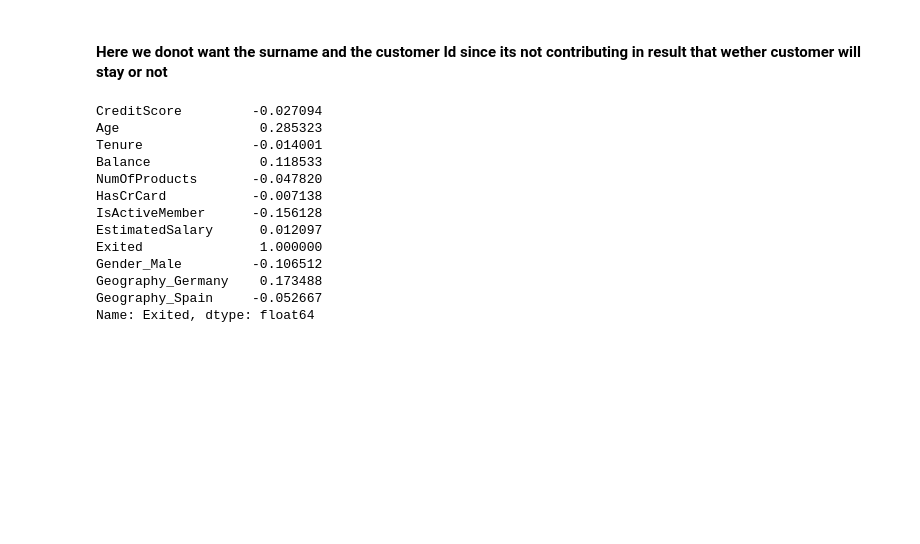
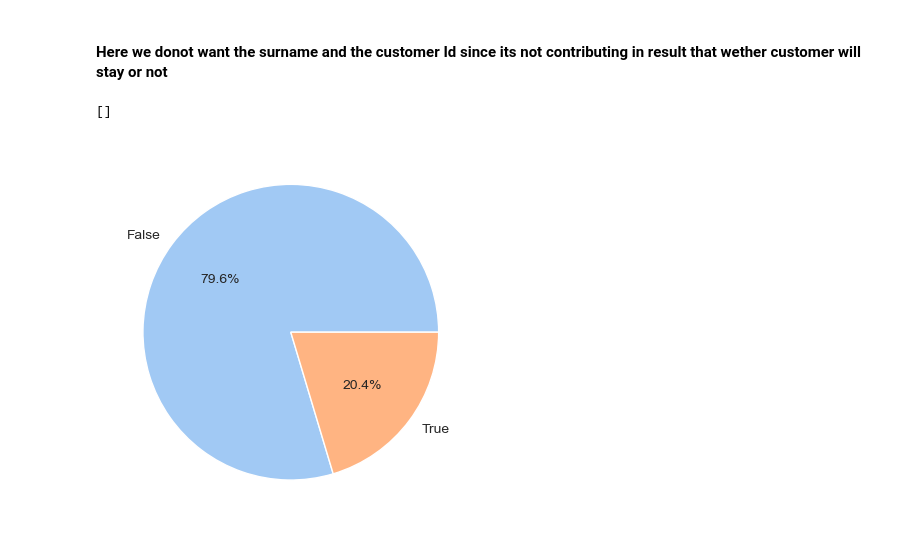
Before and after one commit to shabdpathak-935/CODSOFT, a Jupyter notebook: Customer-Churn-Prediction.ipynb, the cells around one changed output. Cells and saved outputs as stored; diff of their text form; code cells hidden in the pictures; blank space fills up the shorter version.

Commit message:
Final-Edit-Model

```diff
--- a/Customer-Churn-Prediction.ipynb
+++ b/Customer-Churn-Prediction.ipynb
@@ -1,6 +1,33 @@
 # %%
 import pandas as pd
 import numpy as np
+
+# Plotting
+import seaborn as sns
+import matplotlib.pyplot as plt
+
+# Models
+from sklearn.tree import DecisionTreeClassifier
+from sklearn.linear_model import LogisticRegression
+from sklearn.ensemble import RandomForestClassifier
+from sklearn.ensemble import GradientBoostingClassifier
+
+# Metrics
+from sklearn.metrics import accuracy_score, classification_report
+
+# Data Preprocessing
+from sklearn.model_selection import train_test_split
+from sklearn.preprocessing import LabelEncoder
+from sklearn.utils import resample
+from sklearn.preprocessing import StandardScaler
+
+# Graph Formatting
+sns.set_style('whitegrid') # Sets the visual style of Seaborn plots to 'whitegrid', which displays a white background with grid lines.
+sns.set_palette('pastel')  # Sets the color palette to 'pastel', which is one of the predefined color palettes provided by Seaborn.
+
+# Ignore all warnings
+import warnings
+warnings.filterwarnings("ignore")
 # %%
 data = pd.read_csv('../Codes - Datasets/Churn_Modelling.csv').iloc[:, 1:]
 # %%
@@ -55,16 +110,8 @@ data.drop(columns = ['Surname', 'CustomerId'], inplace=True, axis = 1)
 # %%
-data.corr()['Exited']
+exited = data['Exited'].value_counts()
+labels = ['False', 'True']
+plt.pie(exited, labels=labels, autopct='%1.1f%%')
+plt.plot()
 # %% [output]
-CreditScore         -0.027094
-Age                  0.285323
-Tenure              -0.014001
-Balance              0.118533
-NumOfProducts       -0.047820
-HasCrCard           -0.007138
-IsActiveMember      -0.156128
-EstimatedSalary      0.012097
-Exited               1.000000
-Gender_Male         -0.106512
-Geography_Germany    0.173488
-Geography_Spain     -0.052667
-Name: Exited, dtype: float64
+[]
+[figure, added]
```
Also changed, not shown: parts of 28 cells of this notebook.
